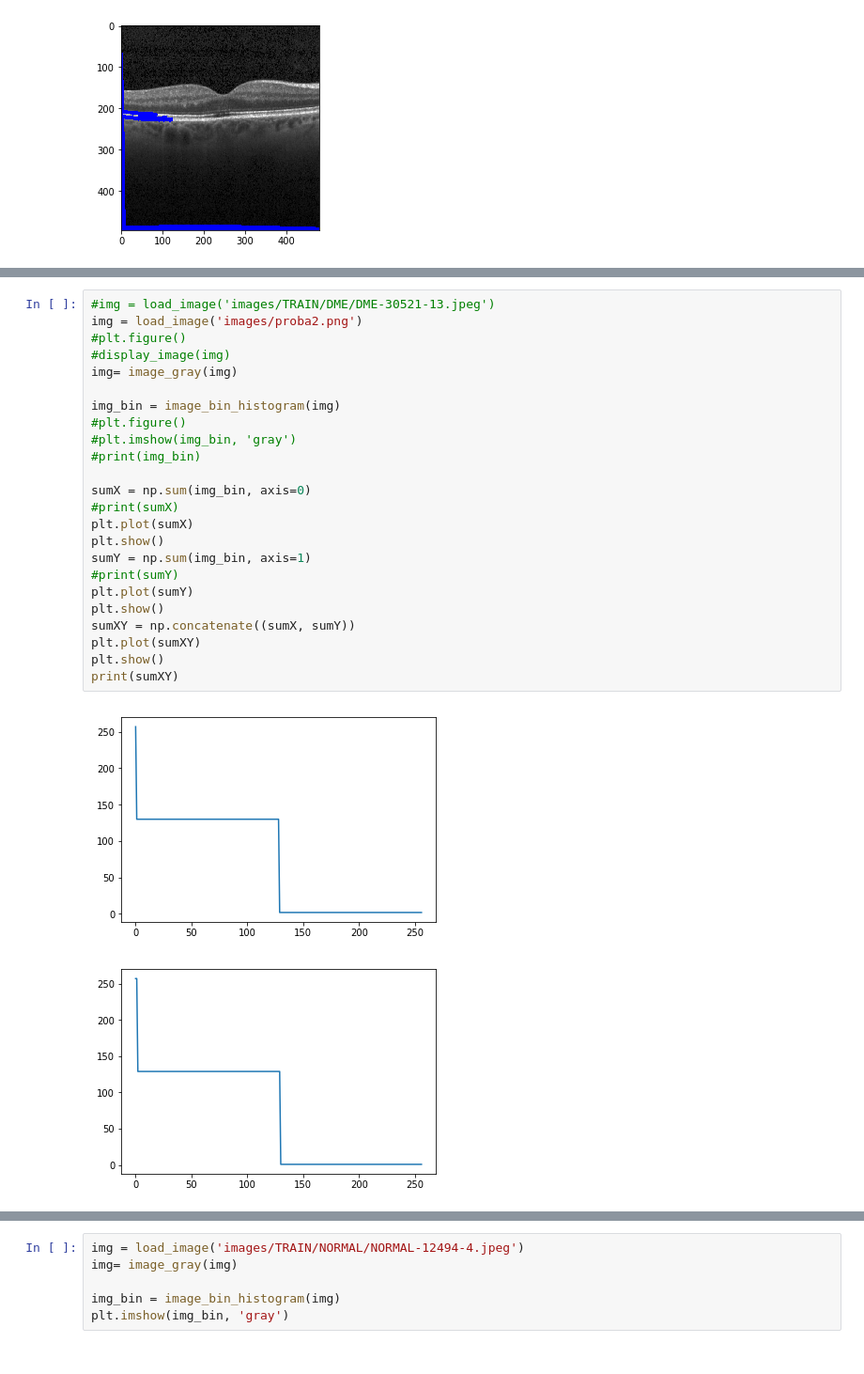
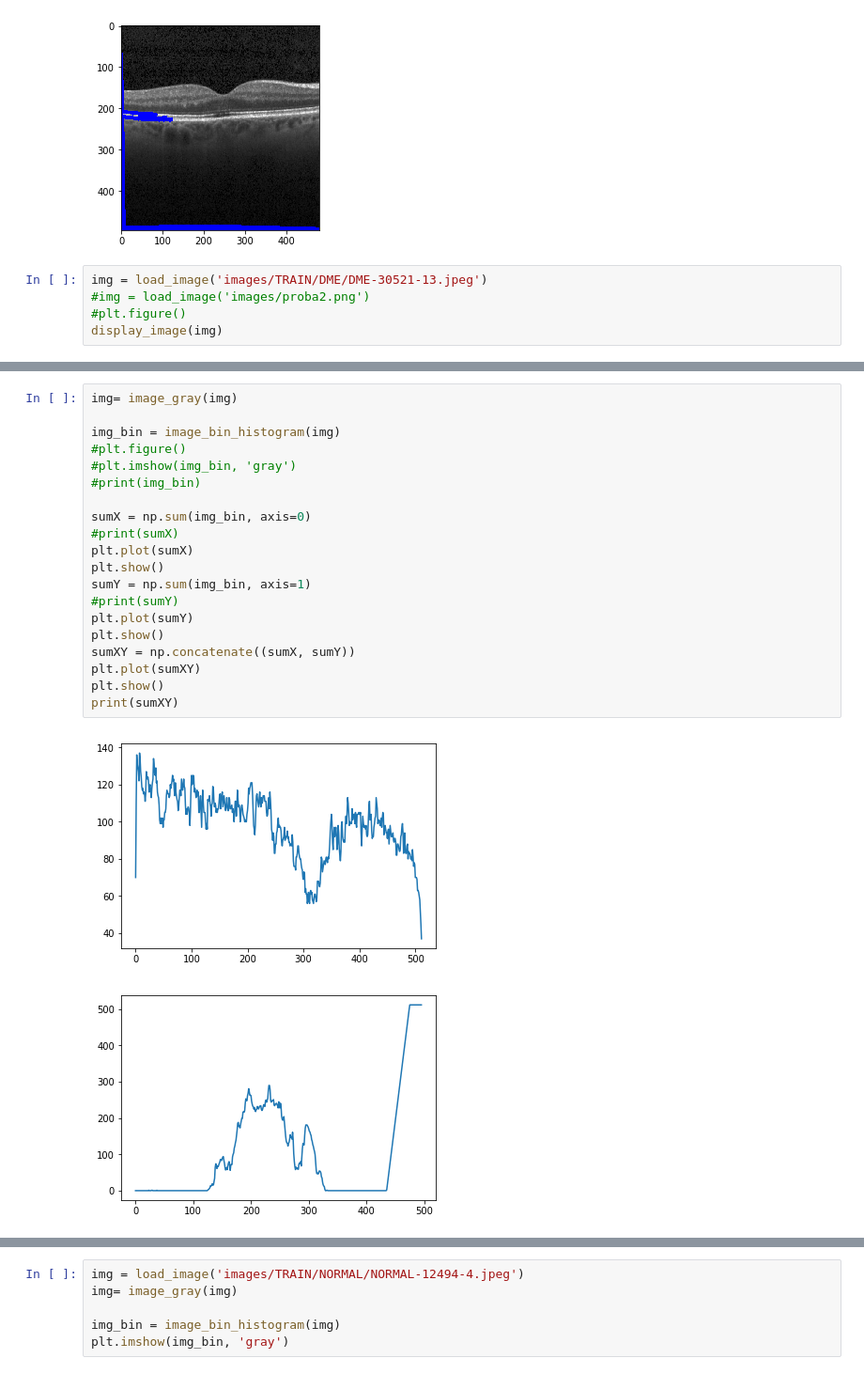
Before and after one commit to AndrijanaJeremic/DME_detection, a Jupyter notebook: DME_DETECTION.ipynb, the cells around one changed output, grey strips where cells are left out. Shown at 94% size. Saved outputs shown, nothing was run; the diff lists cells and outputs as text.

```diff
--- a/DME_DETECTION.ipynb
+++ b/DME_DETECTION.ipynb
@@ -726,3 +726,8 @@ display_image(proba)
 visina:  282.5
 shape[0]:  496
 [figure]
+# %%
+img = load_image('images/TRAIN/DME/DME-30521-13.jpeg')
+#img = load_image('images/proba2.png')
+#plt.figure()
+display_image(img)
@@ -729,27 +736,23 @@ shape[0]:  496
 # %%
-#img = load_image('images/TRAIN/DME/DME-30521-13.jpeg')
-img = load_image('images/proba2.png')
-#plt.figure()
-#display_image(img)
 img= image_gray(img)
 
 img_bin = image_bin_histogram(img)
 #plt.figure()
 #plt.imshow(img_bin, 'gray')
 #print(img_bin)
 
 sumX = np.sum(img_bin, axis=0)
 #print(sumX)
 plt.plot(sumX)
 plt.show()
 sumY = np.sum(img_bin, axis=1)
 #print(sumY)
 plt.plot(sumY)
 plt.show()
 sumXY = np.concatenate((sumX, sumY))
 plt.plot(sumXY)
 plt.show()
 print(sumXY)
 # %% [output]
-[figure, old version]
+[figure, new version]
-[figure, old version]
+[figure, new version]
```
Also changed, not shown: parts of 2 cells of this notebook.
